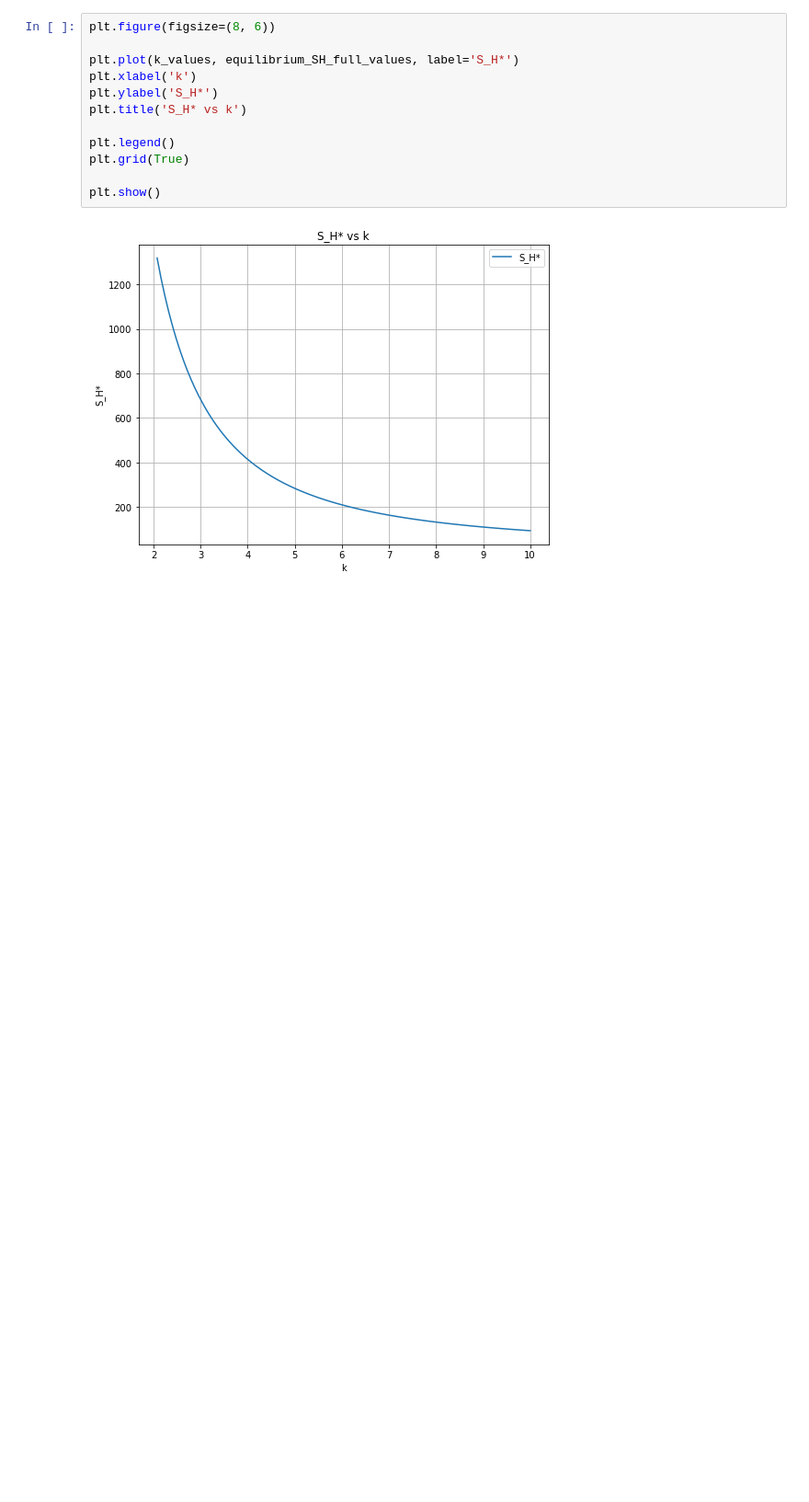
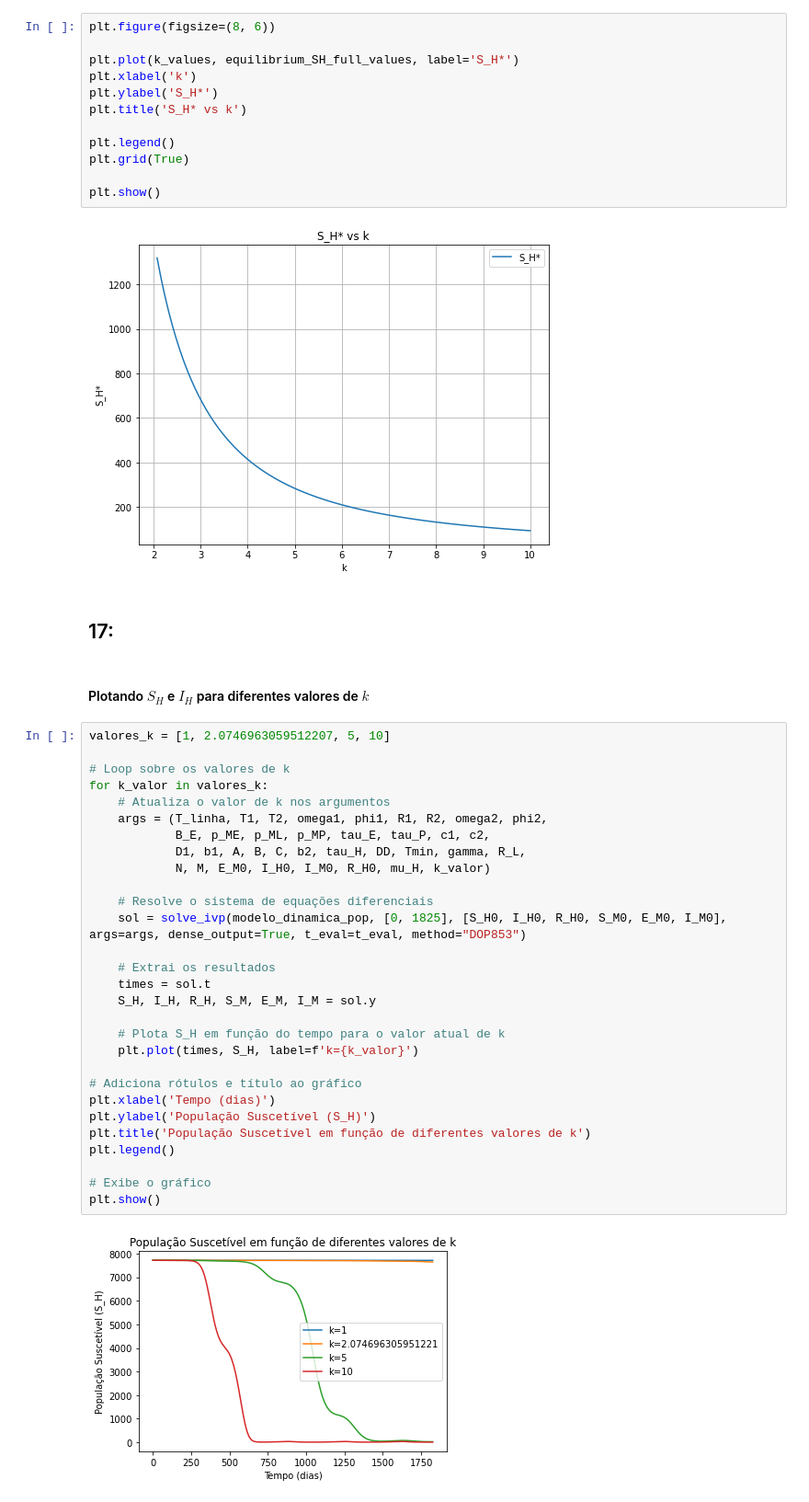
Before and after one commit to RaphaLevy/TCC, a Jupyter notebook: Modelagem_para_Apresentação.ipynb, the cells around one changed output. Shown at 92% size. Cells and saved outputs as stored; diff of their text form; blank space fills up the shorter version.

Commit message:
Inclui análises de S_H e I_H para vários k

```diff
--- a/Modelagem_para_Apresentação.ipynb
+++ b/Modelagem_para_Apresentação.ipynb
@@ -2149,3 +2149,38 @@ plt.grid(True)
 plt.show()
 # %% [output]
 [figure]
+# %% [markdown]
+## 17:
+# %% [markdown]
+#### Plotando $S_H$ e $I_H$ para diferentes valores de $k$
+# %%
+valores_k = [1, 2.0746963059512207, 5, 10]
+
+# Loop sobre os valores de k
+for k_valor in valores_k:
+    # Atualiza o valor de k nos argumentos
+    args = (T_linha, T1, T2, omega1, phi1, R1, R2, omega2, phi2,
+            B_E, p_ME, p_ML, p_MP, tau_E, tau_P, c1, c2,
+            D1, b1, A, B, C, b2, tau_H, DD, Tmin, gamma, R_L,
+            N, M, E_M0, I_H0, I_M0, R_H0, mu_H, k_valor)
+
+    # Resolve o sistema de equações diferenciais
+    sol = solve_ivp(modelo_dinamica_pop, [0, 1825], [S_H0, I_H0, R_H0, S_M0, E_M0, I_M0], args=args, dense_output=True, t_eval=t_eval, method="DOP853")
+
+    # Extrai os resultados
+    times = sol.t
+    S_H, I_H, R_H, S_M, E_M, I_M = sol.y
+
+    # Plota S_H em função do tempo para o valor atual de k
+    plt.plot(times, S_H, label=f'k={k_valor}')
+
+# Adiciona rótulos e título ao gráfico
+plt.xlabel('Tempo (dias)')
+plt.ylabel('População Suscetível (S_H)')
+plt.title('População Suscetível em função de diferentes valores de k')
+plt.legend()
+
+# Exibe o gráfico
+plt.show()
+# %% [output]
+[figure, added]
```
Also changed, not shown: parts of 1 cell of this notebook.
